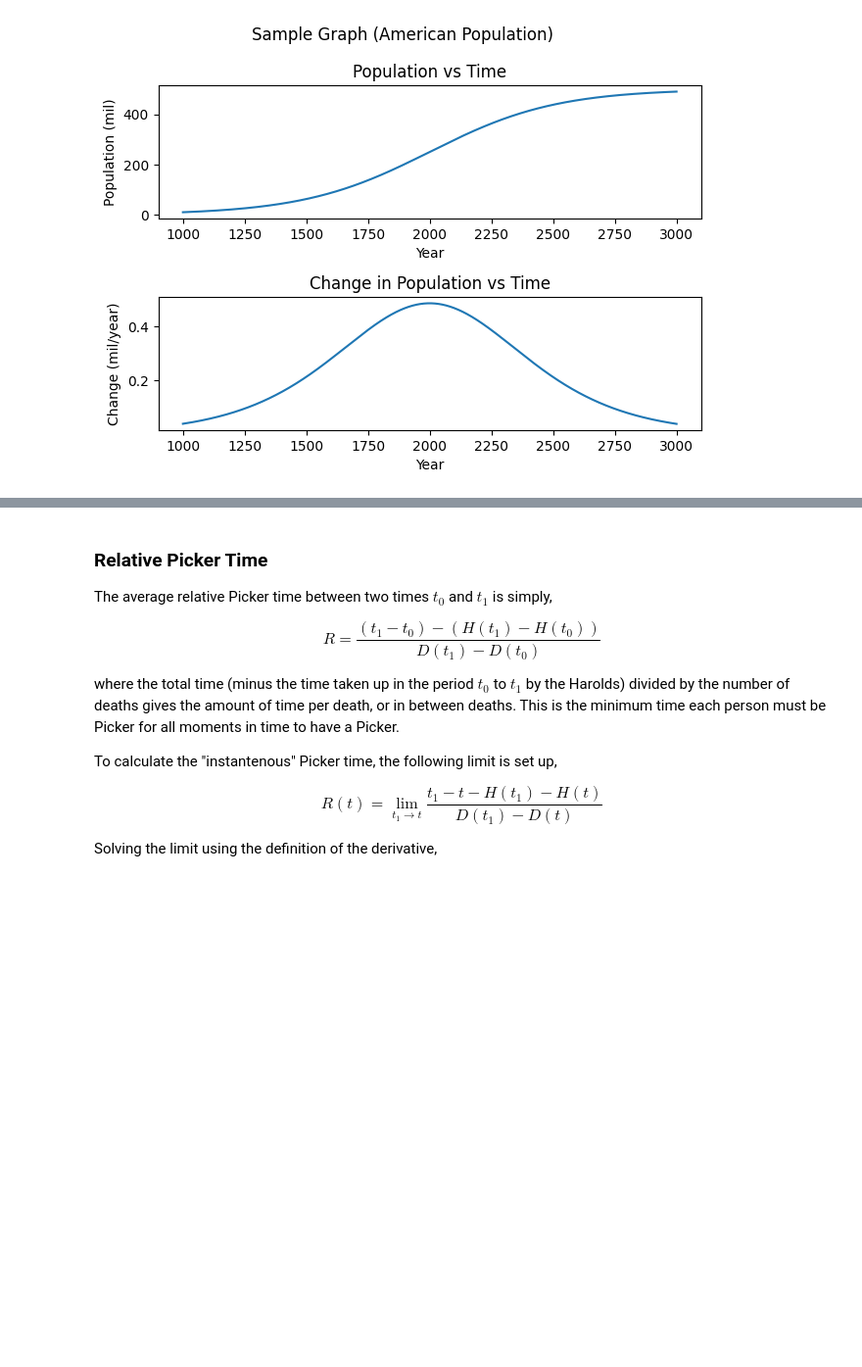
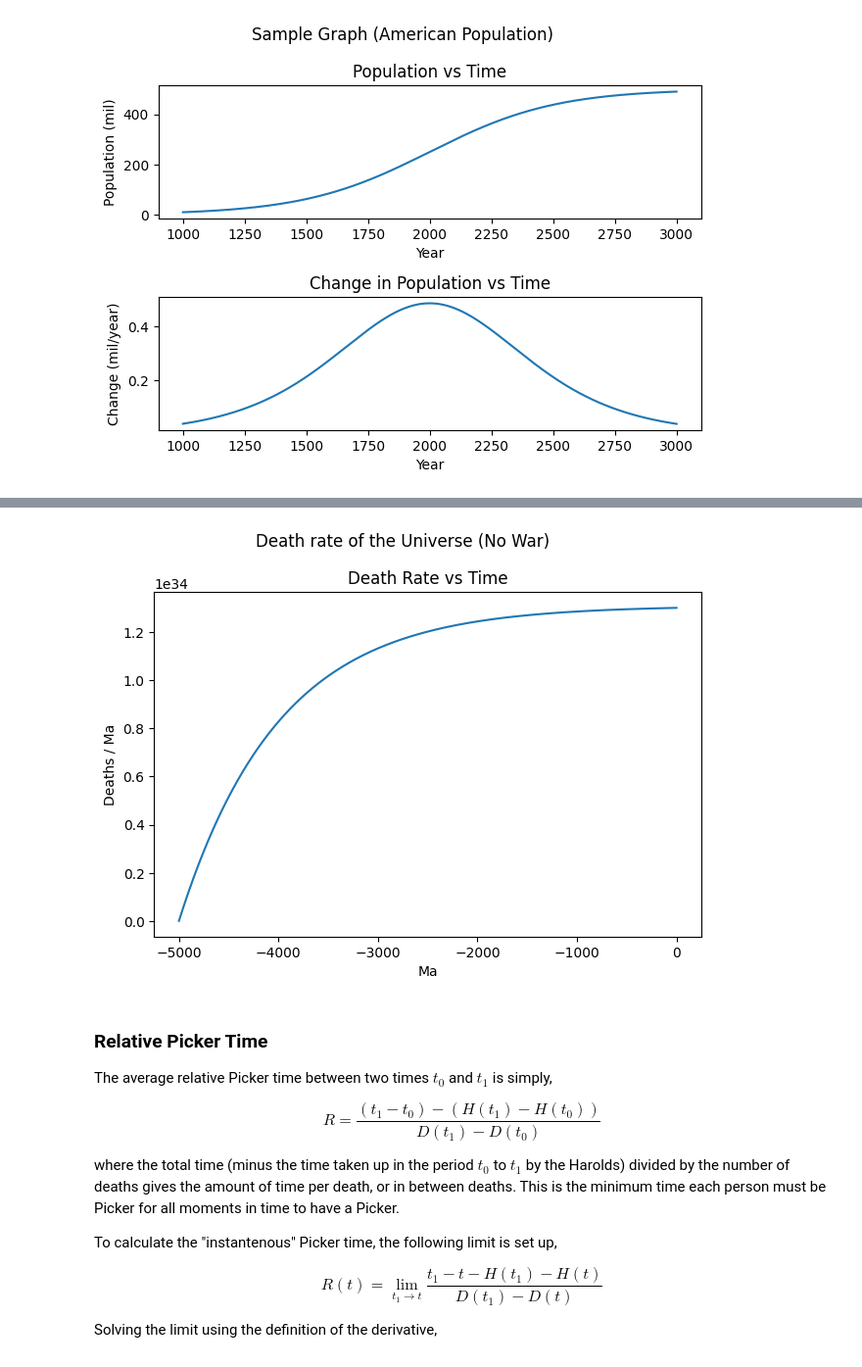
Before and after one commit to ihsotas0/Interfaced, a Jupyter notebook: worldbuilding/pickerism.model.ipynb, the cells around one changed output, grey strips where cells are left out. Shown at 98% size. Saved outputs shown, nothing was run; the diff lists cells and outputs as text; code cells hidden in the pictures; blank space fills up the shorter version.

```diff
--- a/worldbuilding/pickerism.model.ipynb
+++ b/worldbuilding/pickerism.model.ipynb
@@ -227,3 +296,26 @@ before a graph can be made.
+# %%
+# Taking the choosen r value data
+time = time2
+pop = pop2
+d_pop = d_pop2
+
+d = 0.0084 # per year
+d = d*1_000_000 # per Ma
+
+death_rate = pop*k_world*d
+
+fig3, fig3_ax1 = plt.subplots()
+
+fig3.suptitle("Death rate of the Universe (No War)")
+
+fig3_ax1.plot(time, death_rate)
+fig3_ax1.set_title("Death Rate vs Time")
+fig3_ax1.set_xlabel("Ma")
+fig3_ax1.set_ylabel("Deaths / Ma")
+
+fig3.tight_layout()
+# %% [output]
+[figure, added]
 # %% [markdown]
 
 
```
Also changed, not shown: parts of 7 cells of this notebook.
